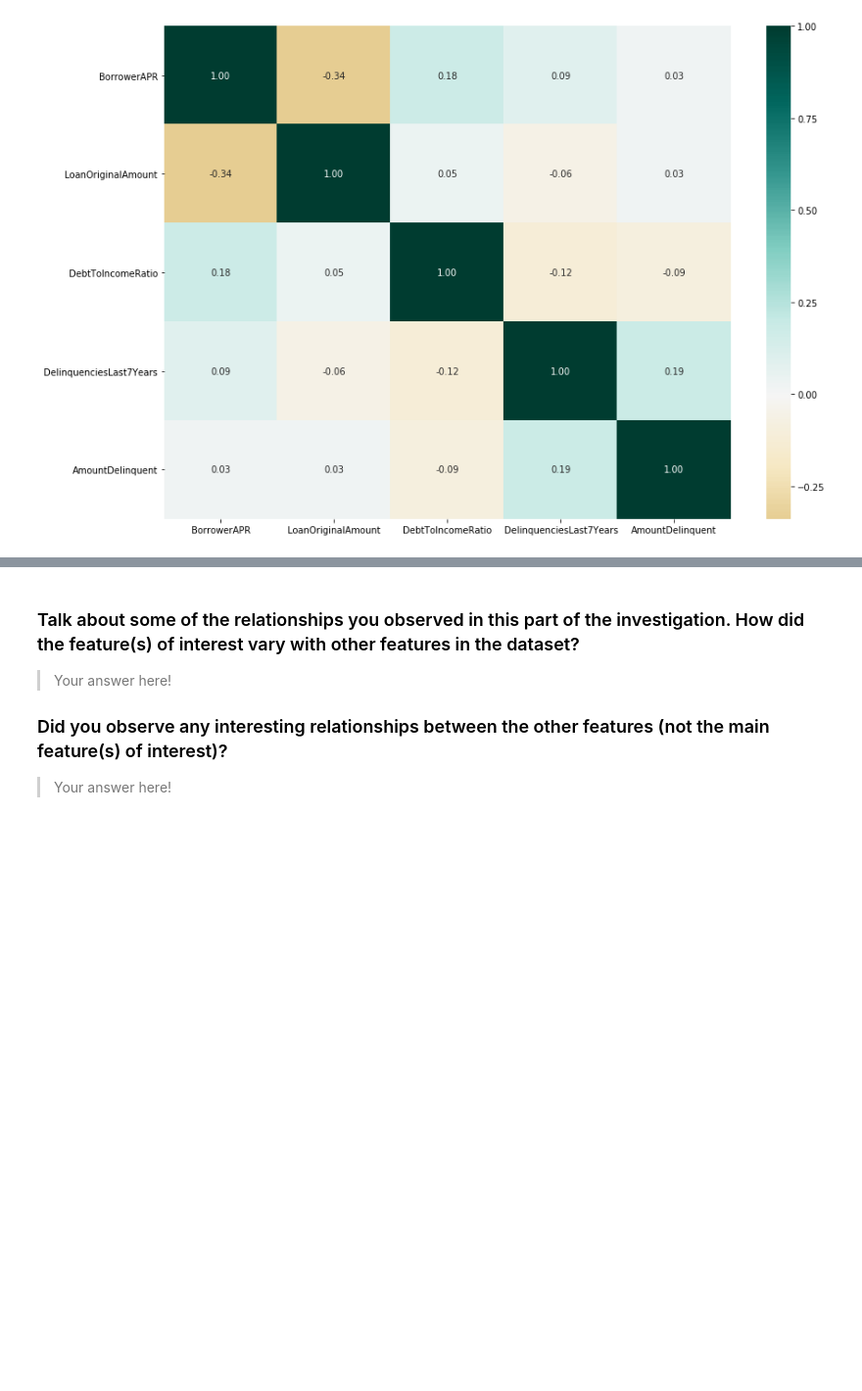
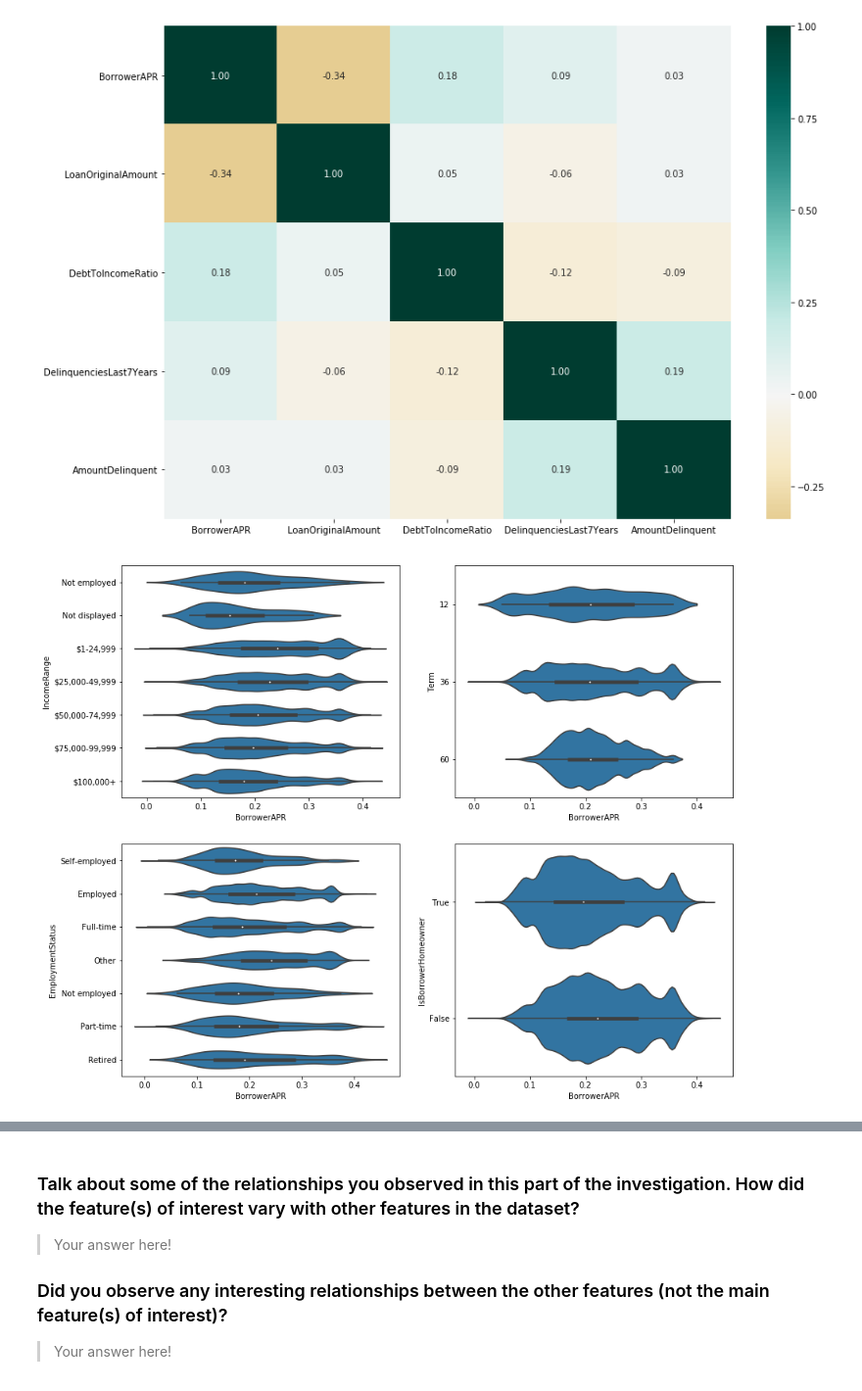
Before and after one commit to Jeff-VA/Udacity-Communicate-Data-Project, a Jupyter notebook: exploration_v2.ipynb, the cells around one changed output, grey strips where cells are left out. Shown: that part at 98% size. Saved outputs shown, nothing was run; the diff lists cells and outputs as text; code cells hidden in the pictures; blank space fills up the shorter version.

```diff
--- a/exploration_v2.ipynb
+++ b/exploration_v2.ipynb
@@ -548,3 +558,14 @@ sns.heatmap(df_trimmed[quant_vars].corr(), annot = True, fmt = '.2f',
            cmap = 'BrBG', center = 0);
 # %% [output]
 [figure]
+# %%
+#set appropriate plotsize with four subplots
+fig, ax = plt.subplots(nrows=2, ncols=2, figsize=(14,12))
+
+#plot four violin plots of qualitative variables against `BorrowerAPR`
+sns.violinplot(data = df_trimmed, x = 'BorrowerAPR', y = 'IncomeRange', color = base_color, ax = ax[0, 0])
+sns.violinplot(data = df_trimmed, x = 'BorrowerAPR', y = 'Term', color = base_color, ax = ax[0, 1])
+sns.violinplot(data = df_trimmed, x = 'BorrowerAPR', y = 'EmploymentStatus', color = base_color, ax = ax[1, 0])
+sns.violinplot(data = df_trimmed, x = 'BorrowerAPR', y = 'IsBorrowerHomeowner',  color = base_color, ax = ax[1, 1]);
+# %% [output]
+[figure, added]
```
Also changed, not shown: parts of 14 cells of this notebook.
